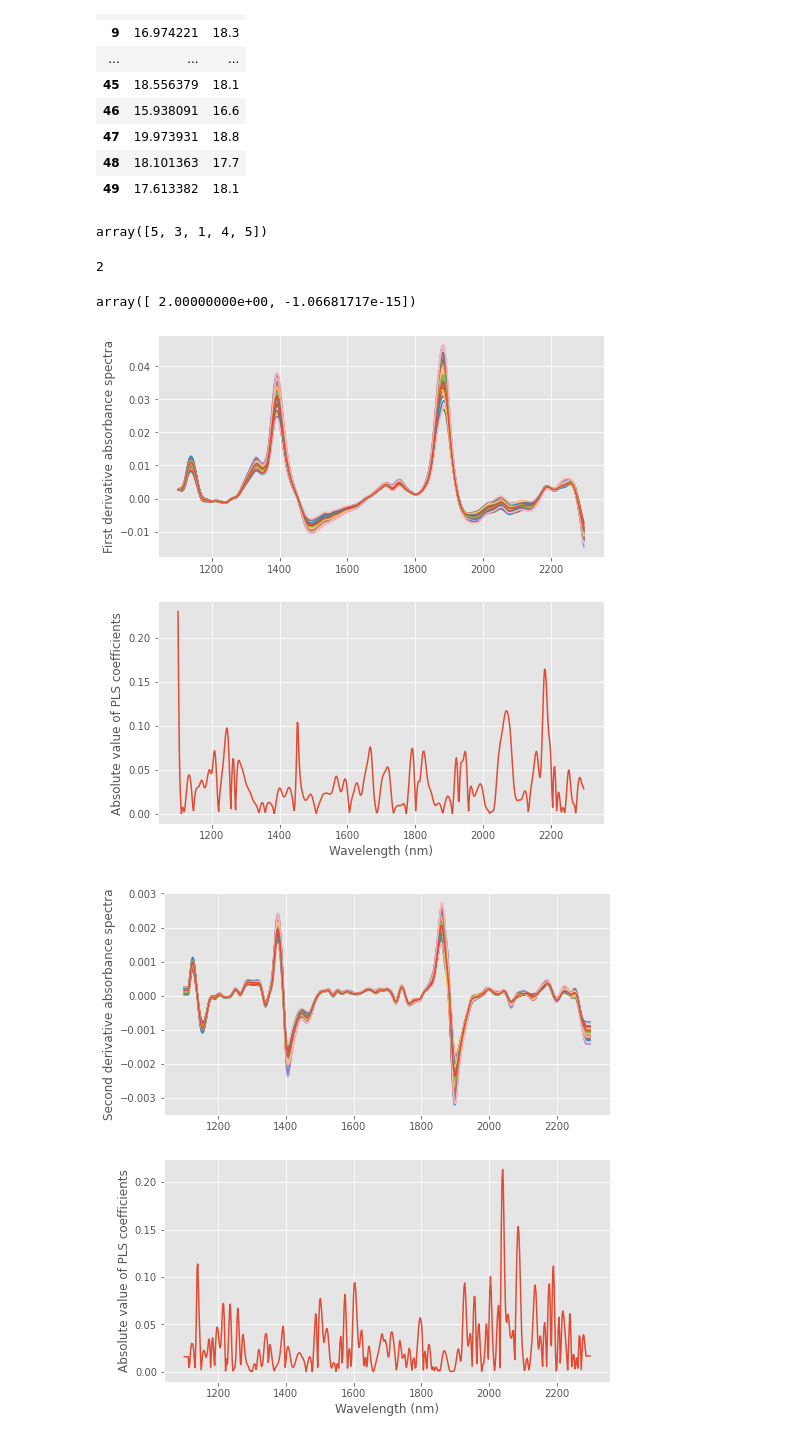
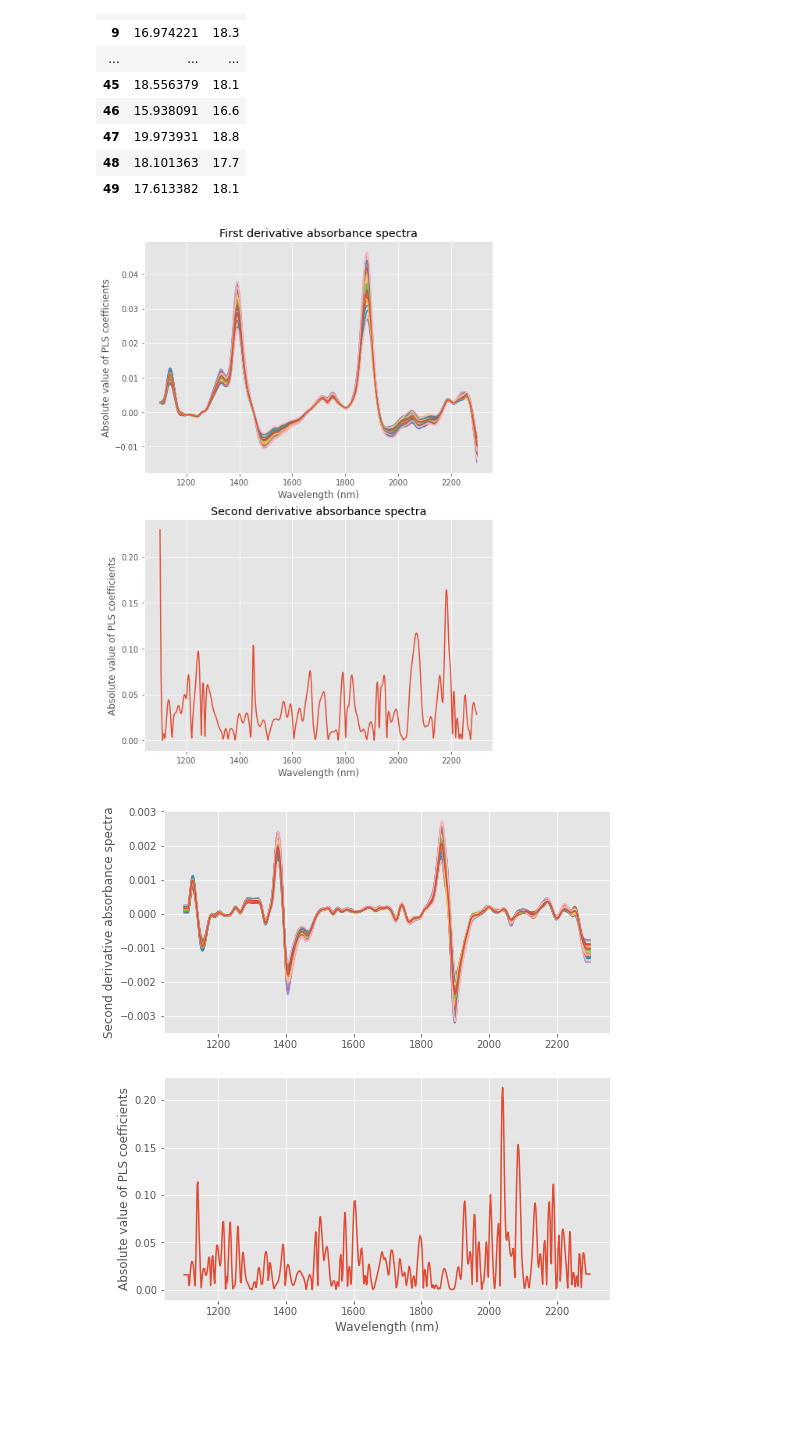
Before and after one commit to seher13/PartialLeastSquares, a Jupyter notebook: PLS_NIR_analysis.ipynb, the cells around one changed output. Saved outputs shown, nothing was run; the diff lists cells and outputs as text; code cells hidden in the pictures; blank space fills up the shorter version.

```diff
--- a/PLS_NIR_analysis.ipynb
+++ b/PLS_NIR_analysis.ipynb
@@ -376,8 +373,0 @@ dg = np.array([5,3,1,4,5])
-# %%
-dg
-# %% [output]
-array([5, 3, 1, 4, 5])
-# %%
-np.argmin(dg)
-# %% [output]
-2
@@ -387,28 +374,27 @@ b = np.array([0.5,1,1.5,2])
-# %%
-np.polyfit(b,a,1)
-# %% [output]
-array([ 2.00000000e+00, -1.06681717e-15])
 # %%
 X1 = savgol_filter(X, 11, polyorder=2, deriv=1)
 X2 = savgol_filter(X, 13, polyorder=2, deriv=2)
 # %%
 #define the PLS regression object
 pls = PLSRegression(n_components=8)
 #Fit data
 pls.fit(X1, y)
 
-plt.figure(figsize=(8,9))
+plt.figure(figsize=(8,12))
 with plt.style.context(('ggplot')):
   ax1 = plt.subplot(211)
-  plt.plot(wl, X1.T)
-  plt.ylabel('First derivative absorbance spectra')
+  ax1.plot(wl, X1.T)
+  ax1.set_xlabel('Wavelength (nm)')
+  ax1.set_ylabel('Absolute value of PLS coefficients')
+  ax1.set_title('First derivative absorbance spectra')
 
   ax2 = plt.subplot(212, sharex=ax1)
-  plt.plot(wl, np.abs(pls.coef_[:,0]))
-  plt.xlabel('Wavelength (nm)')
-  plt.ylabel('Absolute value of PLS coefficients')
+  ax2.plot(wl, np.abs(pls.coef_[:,0]))
+  ax2.set_xlabel('Wavelength (nm)')
+  ax2.set_ylabel('Absolute value of PLS coefficients')
+  ax2.set_title('Second derivative absorbance spectra')
 # %% [output]
-[figure, old version]
+[figure, new version]
 # %%
 #define the PLS regression object
 pls2 = PLSRegression(n_components=8)
```
Also changed, not shown: parts of 2 cells of this notebook.
